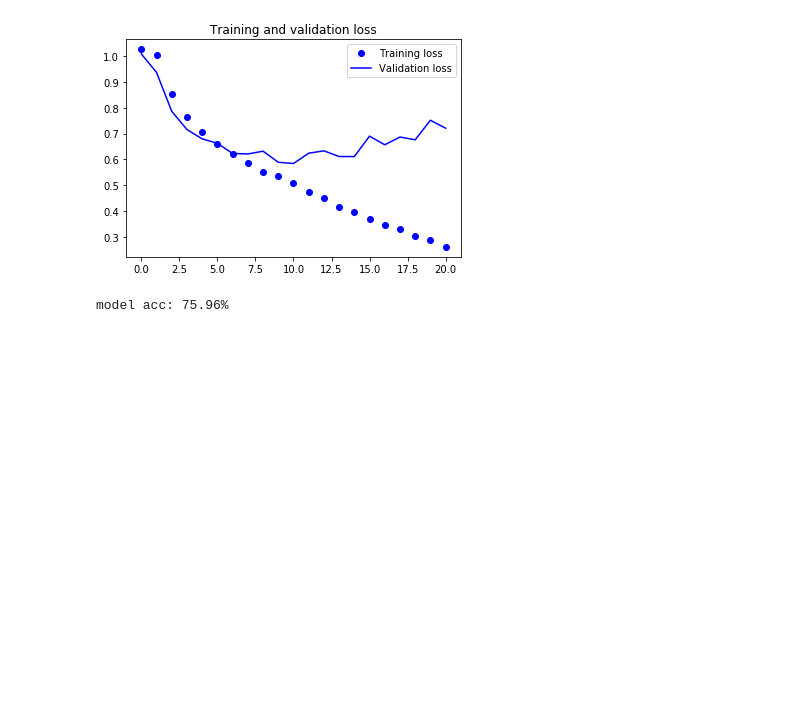
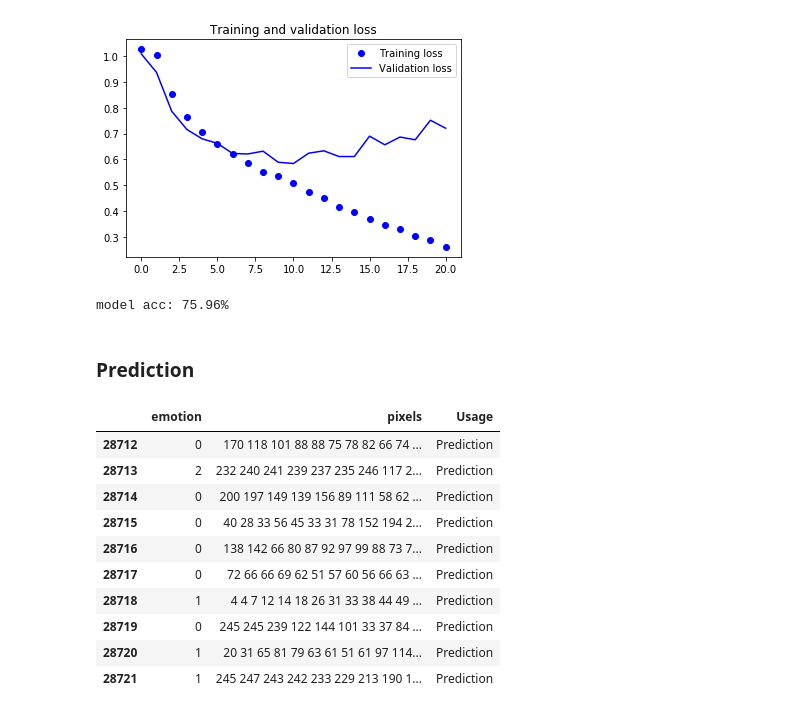
Before and after one commit to fparisk/MP6122_Reconocimiento_de_Patrones, a Jupyter notebook: proyecto/cnn_03.ipynb, the cells around one changed output. Drawn from its saved outputs; the diff is of its cells as text; code cells hidden in the pictures; blank space fills up the shorter version.

```diff
--- a/proyecto/cnn_03.ipynb
+++ b/proyecto/cnn_03.ipynb
@@ -574,3 +557,21 @@ def evaluateModel(model):
     # evaluate model
     score = model.evaluate(x_test, y_test, verbose=0)
     print ("model %s: %.2f%%" % (model.metrics_names[1], score[1]*100))
+# %% [markdown]
+### Prediction
+# %%
+# prediction set
+prediction_ds = ds_[ds_.Usage == 'Prediction']
+prediction_ds.head(10)
+# %% [output]
+|  | emotion | pixels | Usage |
+| 28712 | 0 | 170 118 101 88 88 75 78 82 66 74 ... | Prediction |
+| 28713 | 2 | 232 240 241 239 237 235 246 117 2... | Prediction |
+| 28714 | 0 | 200 197 149 139 156 89 111 58 62 ... | Prediction |
+| 28715 | 0 | 40 28 33 56 45 33 31 78 152 194 2... | Prediction |
+| 28716 | 0 | 138 142 66 80 87 92 97 99 88 73 7... | Prediction |
+| 28717 | 0 | 72 66 66 69 62 51 57 60 56 66 63 ... | Prediction |
+| 28718 | 1 | 4 4 7 12 14 18 26 31 33 38 44 49 ... | Prediction |
+| 28719 | 0 | 245 245 239 122 144 101 33 37 84 ... | Prediction |
+| 28720 | 1 | 20 31 65 81 79 63 61 51 61 97 114... | Prediction |
+| 28721 | 1 | 245 247 243 242 233 229 213 190 1... | Prediction |
```
Also changed, not shown: parts of 12 cells of this notebook.
